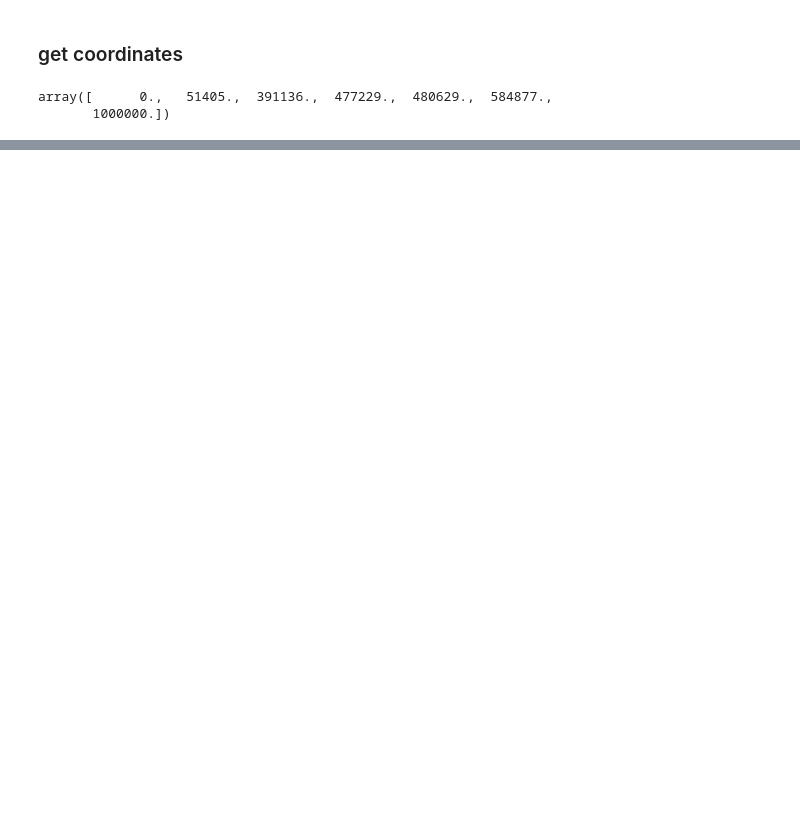
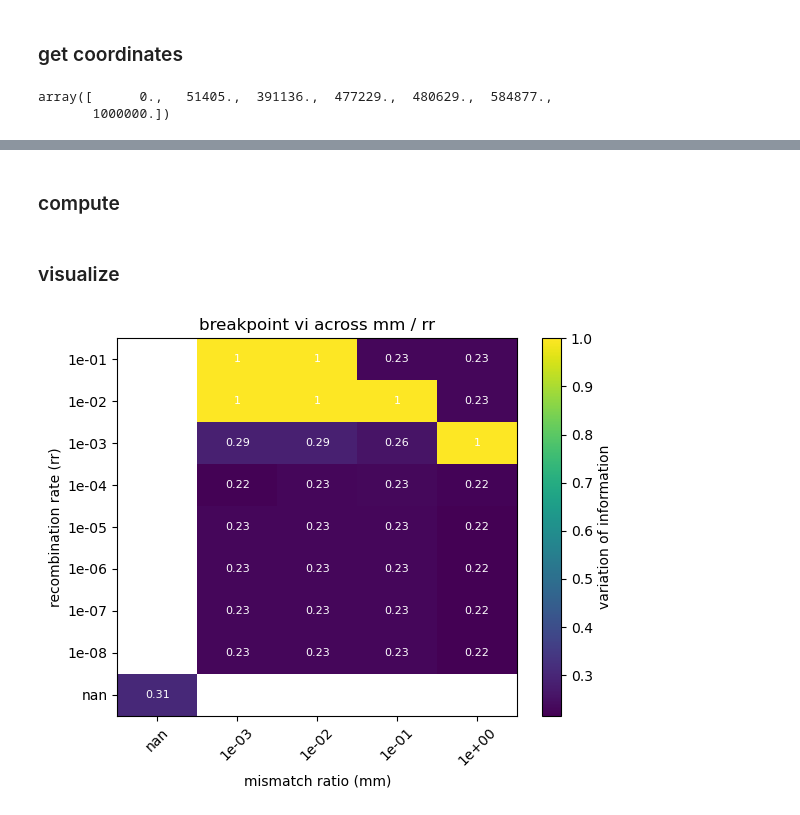
Before and after one commit to blab/cholera, a Jupyter notebook: arg/simulations/scripts/present_rc/breakpoints.ipynb, the cells around one changed output, grey strips where cells are left out. Saved outputs shown, nothing was run; the diff lists cells and outputs as text; code cells hidden in the pictures; blank space fills up the shorter version.

Commit message:
breakpoints nb

```diff
--- a/arg/simulations/scripts/present_rc/breakpoints.ipynb
+++ b/arg/simulations/scripts/present_rc/breakpoints.ipynb
@@ -369,0 +349,5 @@ get_segments(res_list[0])
+# %%
+segments = []
+segments.append(get_segments(sim_list))
+for i in range(32):
+    segments.append(get_segments(res_list[i]))
@@ -385,0 +427,2 @@ array([      0.,   51405.,  391136.,  477229.,  480629.,  584877.,
+# %% [markdown]
+### compute
@@ -385,0 +439,58 @@ array([      0.,   51405.,  391136.,  477229.,  480629.,  584877.,
+# %% [markdown]
+### visualize
+# %%
+vi_df = metadata.copy()
+vi_df.drop('index', axis=1, inplace=True)
+vi_df['vi'] = res
+# %%
+vi_df["rate"] = vi_df["rate"].astype(float)
+vi_df["mm"] = vi_df["mm"].apply(lambda x: "nan" if pd.isna(x) else float(x))
+
+# rows = rr (Y), columns = mm (X); sort axes so NAs are first
+pivot_vi = vi_df.pivot(index="rate", columns="mm", values="vi")
+cols = pivot_vi.columns.tolist()
+cols_sorted = ["nan"] if "nan" in cols else []
+cols_sorted += sorted([c for c in cols if c != "nan"], key=lambda x: float(x))
+pivot_vi = pivot_vi[cols_sorted]
+pivot_vi = pivot_vi.sort_index(ascending=False)
+# %%
+pivot_df = pivot_vi
+plt.figure(figsize=(6, 5))
+im = plt.imshow(pivot_df.values, aspect='auto', cmap='viridis')
+
+# annotate each non-NaN cell with the metric value
+for i in range(pivot_df.shape[0]):
+    for j in range(pivot_df.shape[1]):
+        val = pivot_df.iloc[i, j]
+        if not (isinstance(val, float) and np.isnan(val)):
+            plt.text(j, i, "{:.2g}".format(val), ha='center', va='center',
+                     color='white', fontsize=8)
+
+# colorbar, ticks
+plt.colorbar(im, label='variation of information')
+
+# scientific fmt for ticks
+xlabels = []
+for c in pivot_df.columns:
+    try:
+        xlabels.append(f"{float(c):.0e}")
+    except Exception:
+        xlabels.append(str(c))
+ylabels = []
+for r in pivot_df.index:
+    try:
+        ylabels.append(f"{float(r):.0e}")
+    except Exception:
+        ylabels.append(str(r))
+
+plt.xticks(range(len(pivot_df.columns)), xlabels, rotation=45)
+plt.yticks(range(len(pivot_df.index)), ylabels)
+
+# labels & title
+plt.xlabel('mismatch ratio (mm)')
+plt.ylabel('recombination rate (rr)')
+plt.title("breakpoint vi across mm / rr")
+plt.tight_layout()
+plt.show()
+# %% [output]
+[figure, added]
```
Also changed, not shown: parts of 14 cells of this notebook, 1 other file.
